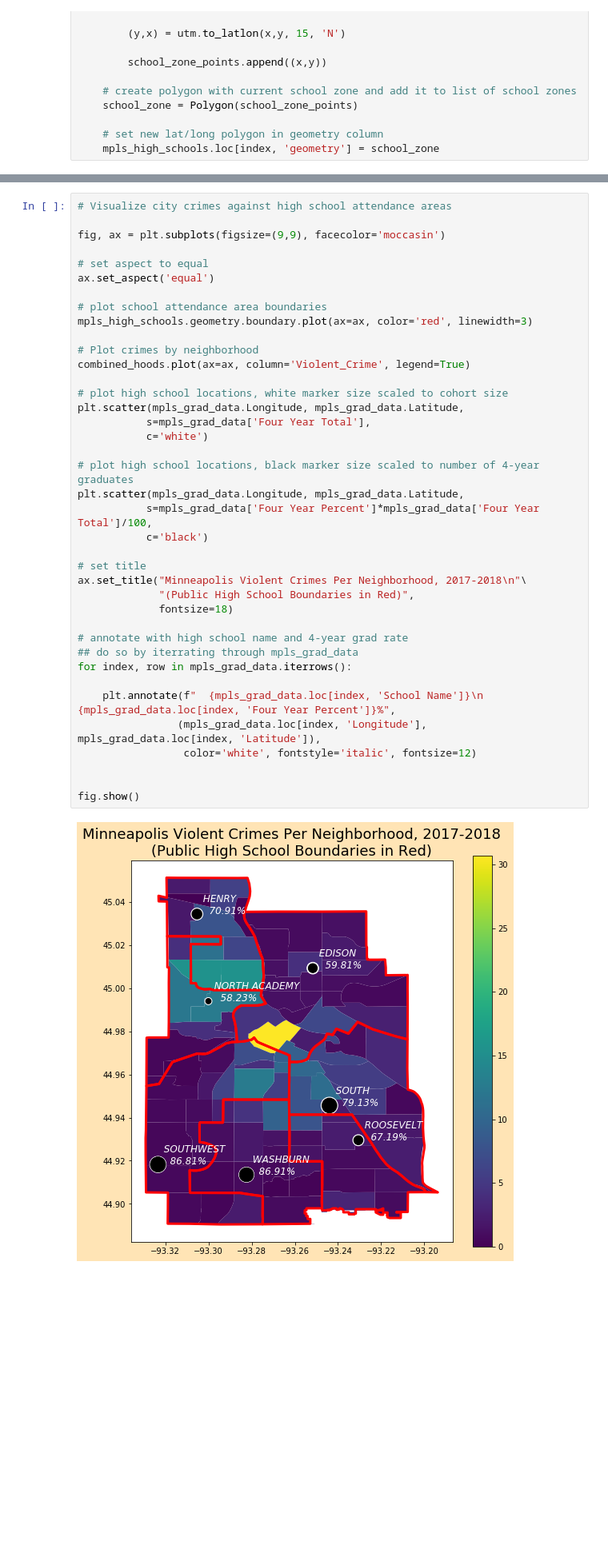
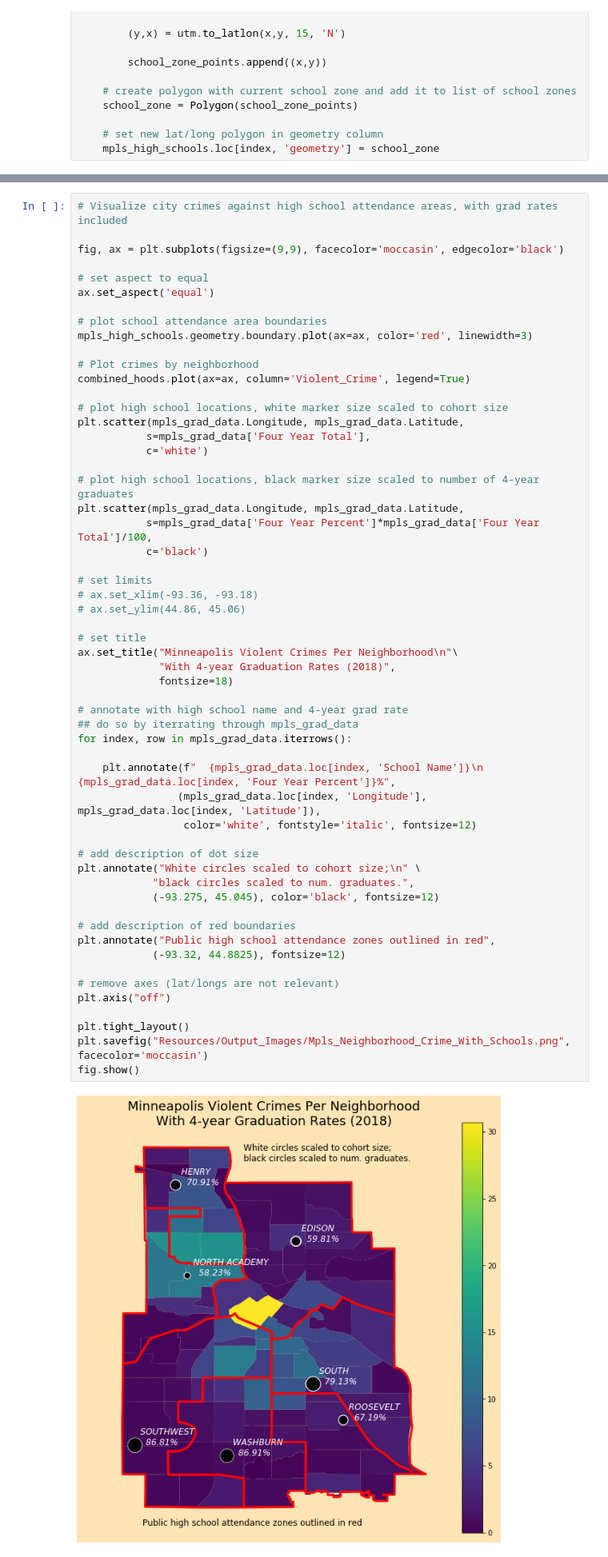
Before and after one commit to alvern/Group_Project_Grad_Rates, a Jupyter notebook: Heatmaps_Jack.ipynb, the cells around one changed output, grey strips where cells are left out. Shown at 80% size. Saved outputs shown, nothing was run; the diff lists cells and outputs as text; blank space fills up the shorter version.

Commit message:
Final product for neighborhood crime vs grad rate map.

```diff
--- a/Heatmaps_Jack.ipynb
+++ b/Heatmaps_Jack.ipynb
@@ -578,9 +578,9 @@ mpls_grad_data
 | 27 | 1 | 368 | WASHBURN | All Students | Graduate | 86.91 | ... |
 | 31 | 1 | 375 | NORTH ACADEMY | All Students | Graduate | 58.23 | ... |
 # %%
-# Visualize city crimes against high school attendance areas
+# Visualize city crimes against high school attendance areas, with grad rates included
 
-fig, ax = plt.subplots(figsize=(9,9), facecolor='moccasin')
+fig, ax = plt.subplots(figsize=(9,9), facecolor='moccasin', edgecolor='black')
 
 # set aspect to equal
 ax.set_aspect('equal')
@@ -588,33 +588,50 @@ ax.set_aspect('equal')
 # plot school attendance area boundaries
 mpls_high_schools.geometry.boundary.plot(ax=ax, color='red', linewidth=3)
 
 # Plot crimes by neighborhood
 combined_hoods.plot(ax=ax, column='Violent_Crime', legend=True)
 
 # plot high school locations, white marker size scaled to cohort size
 plt.scatter(mpls_grad_data.Longitude, mpls_grad_data.Latitude,
            s=mpls_grad_data['Four Year Total'],
            c='white')
 
 # plot high school locations, black marker size scaled to number of 4-year graduates
 plt.scatter(mpls_grad_data.Longitude, mpls_grad_data.Latitude,
            s=mpls_grad_data['Four Year Percent']*mpls_grad_data['Four Year Total']/100,
            c='black')
 
+# set limits
+# ax.set_xlim(-93.36, -93.18)
+# ax.set_ylim(44.86, 45.06)
+
 # set title
-ax.set_title("Minneapolis Violent Crimes Per Neighborhood, 2017-2018\n"\
-             "(Public High School Boundaries in Red)",
+ax.set_title("Minneapolis Violent Crimes Per Neighborhood\n"\
+             "With 4-year Graduation Rates (2018)",
              fontsize=18)
 
 # annotate with high school name and 4-year grad rate
 ## do so by iterrating through mpls_grad_data
 for index, row in mpls_grad_data.iterrows():
 
     plt.annotate(f"  {mpls_grad_data.loc[index, 'School Name']}\n    {mpls_grad_data.loc[index, 'Four Year Percent']}%",
                 (mpls_grad_data.loc[index, 'Longitude'], mpls_grad_data.loc[index, 'Latitude']),
                  color='white', fontstyle='italic', fontsize=12)
 
+# add description of dot size
+plt.annotate("White circles scaled to cohort size;\n" \
+            "black circles scaled to num. graduates.",
+            (-93.275, 45.045), color='black', fontsize=12)
 
+# add description of red boundaries
+plt.annotate("Public high school attendance zones outlined in red",
+            (-93.32, 44.8825), fontsize=12)
+
+# remove axes (lat/longs are not relevant)
+plt.axis("off")
+
+plt.tight_layout()
+plt.savefig("Resources/Output_Images/Mpls_Neighborhood_Crime_With_Schools.png", facecolor='moccasin')
 fig.show()
 # %% [output]
-[figure, old version]
+[figure, new version]
```
Also changed, not shown: 1 other file.
